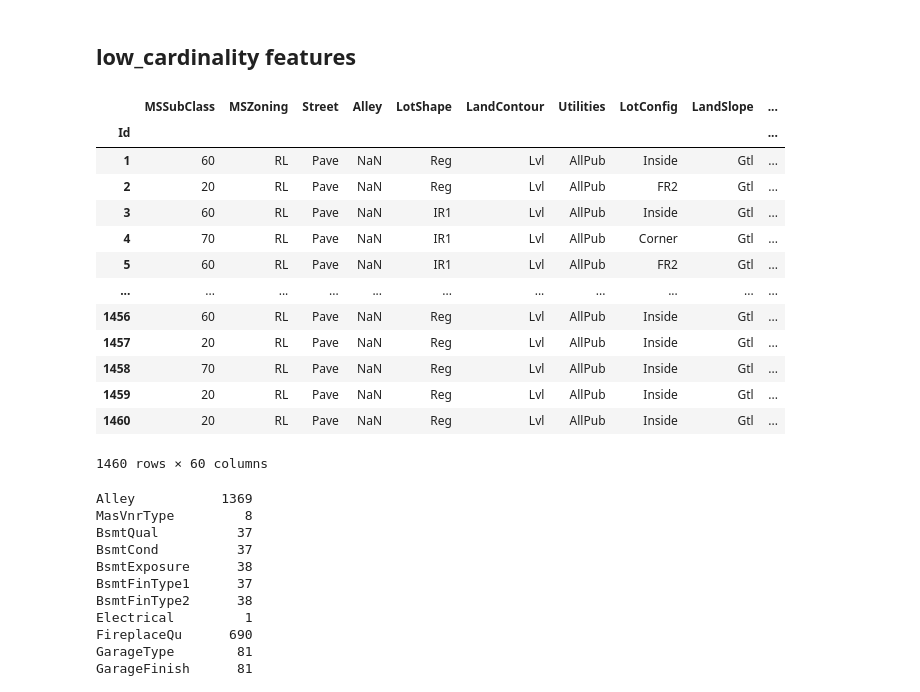
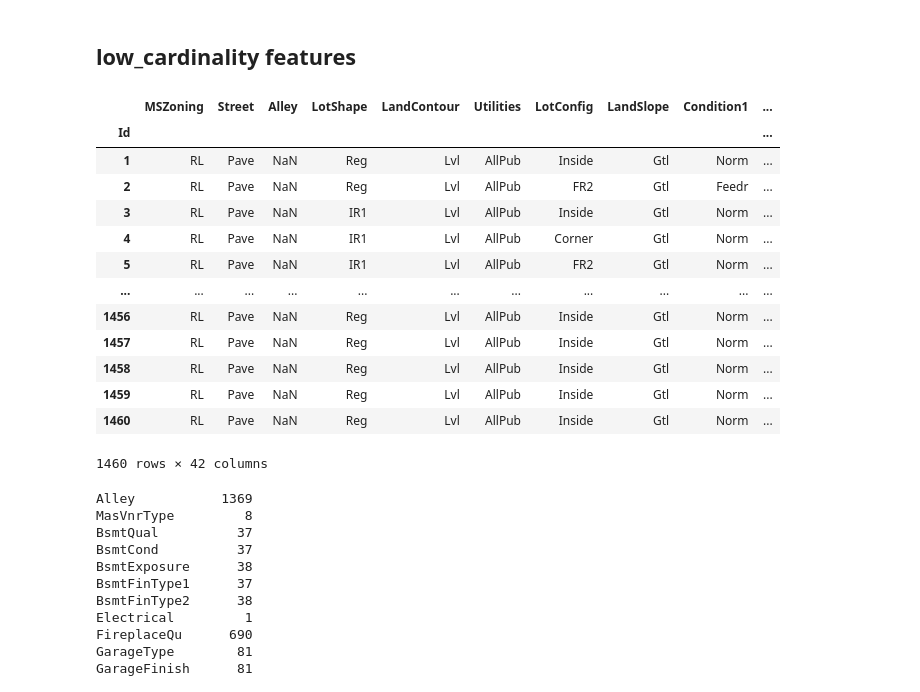
Before and after one commit to Golden-dreamer/kaggle-house, a Jupyter notebook: notebooks/Data exploration.ipynb, the cells around one changed output. Saved outputs shown, nothing was run; the diff lists cells and outputs as text; code cells hidden in the pictures.

Commit message:
small changes in low cardinality df\

```diff
--- a/notebooks/Data exploration.ipynb
+++ b/notebooks/Data exploration.ipynb
@@ -677,23 +677,23 @@ Name: price, dtype: float64
 # %% [markdown]
 ## low_cardinality features
 # %%
-low_cardinality_df = Full_train[low_categorical_col]
+low_cardinality_df = Full_train[low_categorical_col].select_dtypes(include='object')
 low_cardinality_df
 # %% [output]
-|  | MSSubClass | MSZoning | Street | Alley | LotShape | LandContour | Utilities | LotConfig | LandSlope | ... |
+|  | MSZoning | Street | Alley | LotShape | LandContour | Utilities | LotConfig | LandSlope | Condition1 | ... |
 | Id |  |  |  |  |  |  |  |  |  | ... |
-| 1 | 60 | RL | Pave | NaN | Reg | Lvl | AllPub | Inside | Gtl | ... |
-| 2 | 20 | RL | Pave | NaN | Reg | Lvl | AllPub | FR2 | Gtl | ... |
-| 3 | 60 | RL | Pave | NaN | IR1 | Lvl | AllPub | Inside | Gtl | ... |
-| 4 | 70 | RL | Pave | NaN | IR1 | Lvl | AllPub | Corner | Gtl | ... |
-| 5 | 60 | RL | Pave | NaN | IR1 | Lvl | AllPub | FR2 | Gtl | ... |
+| 1 | RL | Pave | NaN | Reg | Lvl | AllPub | Inside | Gtl | Norm | ... |
+| 2 | RL | Pave | NaN | Reg | Lvl | AllPub | FR2 | Gtl | Feedr | ... |
+| 3 | RL | Pave | NaN | IR1 | Lvl | AllPub | Inside | Gtl | Norm | ... |
+| 4 | RL | Pave | NaN | IR1 | Lvl | AllPub | Corner | Gtl | Norm | ... |
+| 5 | RL | Pave | NaN | IR1 | Lvl | AllPub | FR2 | Gtl | Norm | ... |
 | ... | ... | ... | ... | ... | ... | ... | ... | ... | ... | ... |
-| 1456 | 60 | RL | Pave | NaN | Reg | Lvl | AllPub | Inside | Gtl | ... |
-| 1457 | 20 | RL | Pave | NaN | Reg | Lvl | AllPub | Inside | Gtl | ... |
-| 1458 | 70 | RL | Pave | NaN | Reg | Lvl | AllPub | Inside | Gtl | ... |
-| 1459 | 20 | RL | Pave | NaN | Reg | Lvl | AllPub | Inside | Gtl | ... |
-| 1460 | 20 | RL | Pave | NaN | Reg | Lvl | AllPub | Inside | Gtl | ... |
+| 1456 | RL | Pave | NaN | Reg | Lvl | AllPub | Inside | Gtl | Norm | ... |
+| 1457 | RL | Pave | NaN | Reg | Lvl | AllPub | Inside | Gtl | Norm | ... |
+| 1458 | RL | Pave | NaN | Reg | Lvl | AllPub | Inside | Gtl | Norm | ... |
+| 1459 | RL | Pave | NaN | Reg | Lvl | AllPub | Inside | Gtl | Norm | ... |
+| 1460 | RL | Pave | NaN | Reg | Lvl | AllPub | Inside | Gtl | Norm | ... |
-1460 rows × 60 columns
+1460 rows × 42 columns
 # %%
 low_cardinality_df.isna().sum()[low_cardinality_df.isna().sum() > 0]
 # %% [output]
```
Also changed, not shown: parts of 6 cells of this notebook.
